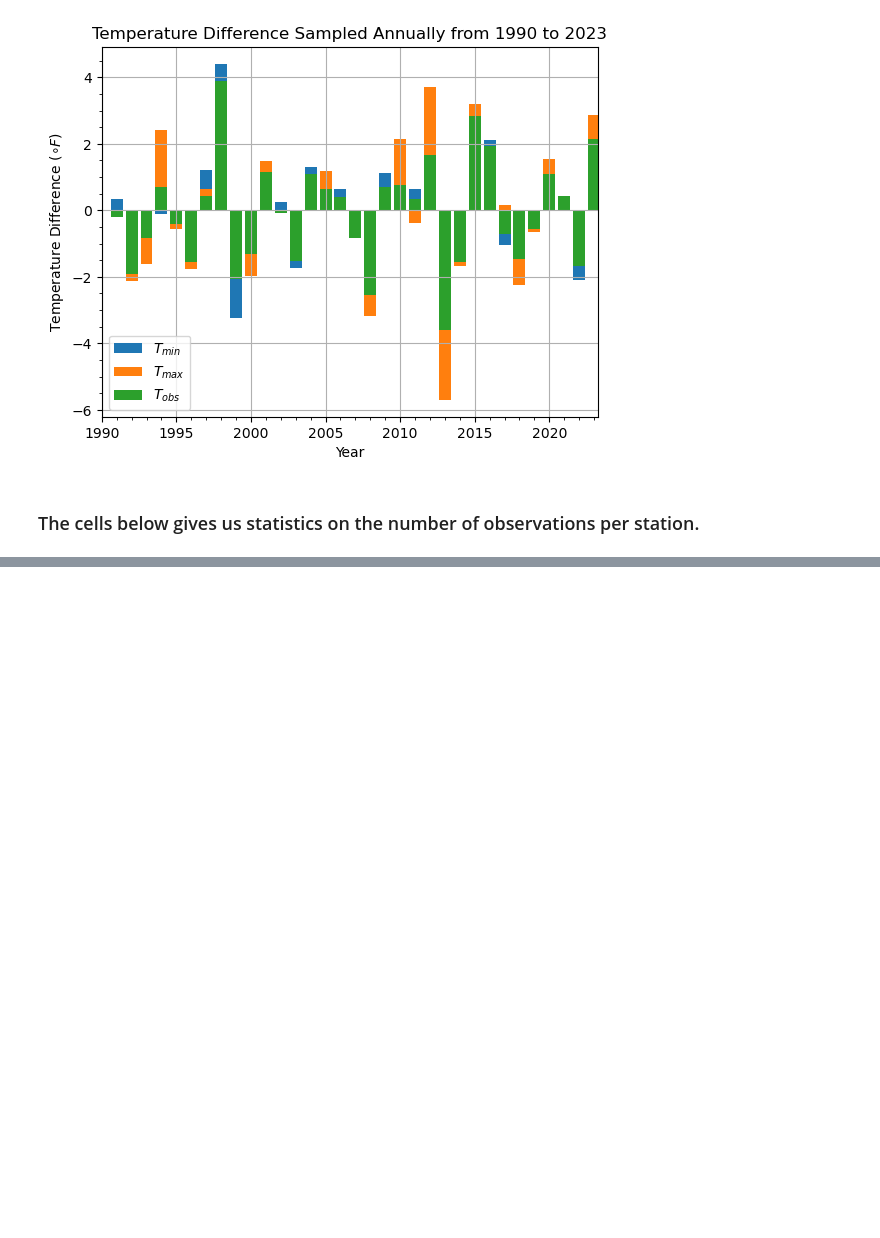
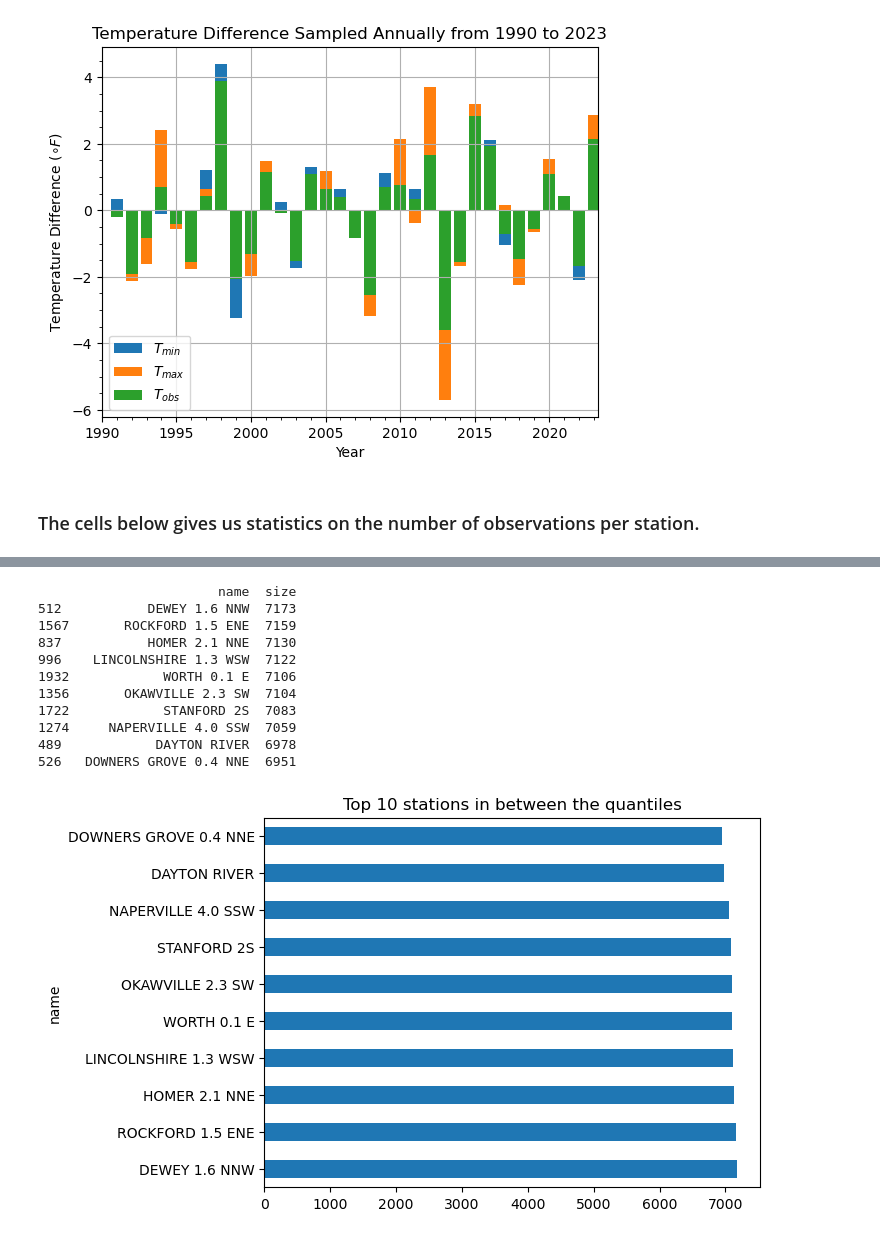
Before and after one commit to hfactor13/IllinoisWeather, a Jupyter notebook: weather_analysis.ipynb, the cells around one changed output, grey strips where cells are left out. Cells and saved outputs as stored; diff of their text form; code cells hidden in the pictures; blank space fills up the shorter version.

```diff
--- a/weather_analysis.ipynb
+++ b/weather_analysis.ipynb
@@ -335 +352,18 @@ num_obs_per_station[stations_in_between_quantiles].sort_values(by = "obs_count")
 973 rows × 2 columns
+# %%
+stations_in_between_quantiles[:10].plot(x = "name", y = "size", kind = "barh", title = "Top 10 stations in between the quantiles", legend = False)
+print(stations_in_between_quantiles[:10])
+plt.show()
+# %% [output]
+                       name  size
+512           DEWEY 1.6 NNW  7173
+1567       ROCKFORD 1.5 ENE  7159
+837           HOMER 2.1 NNE  7130
+996    LINCOLNSHIRE 1.3 WSW  7122
+1932            WORTH 0.1 E  7106
+1356       OKAWVILLE 2.3 SW  7104
+1722            STANFORD 2S  7083
+1274     NAPERVILLE 4.0 SSW  7059
+489            DAYTON RIVER  6978
+526   DOWNERS GROVE 0.4 NNE  6951
+[figure, added]
```
Also changed, not shown: parts of 6 cells of this notebook.
